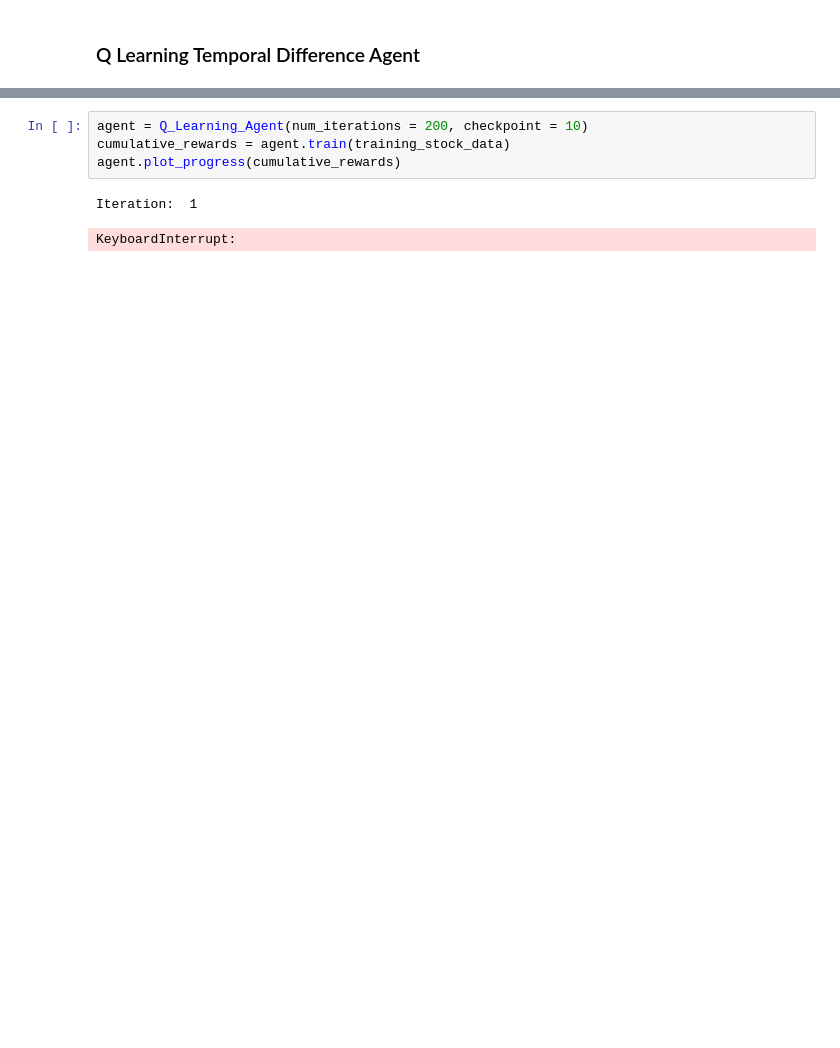
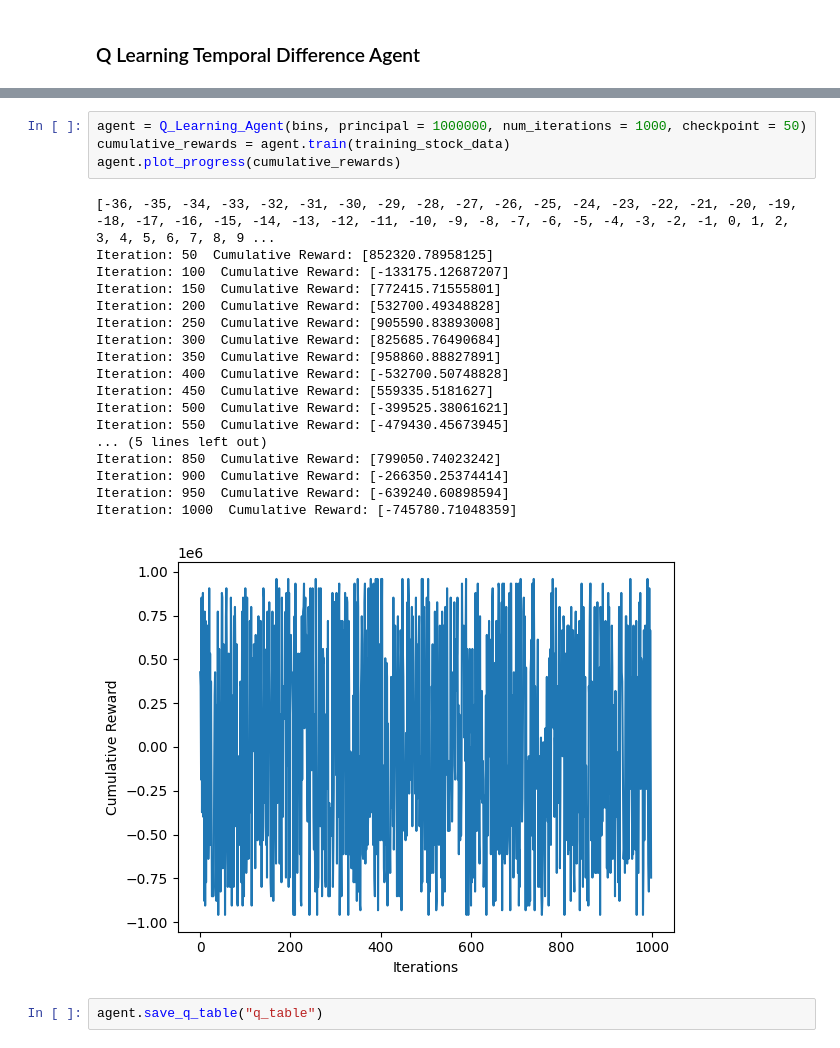
Before and after one commit to Sachi-27/FinSearch---Deep-RL-for-Finance, a Jupyter notebook: RL/qlearning.ipynb, the cells around one changed output, grey strips where cells are left out. Cells and saved outputs as stored; diff of their text form; blank space fills up the shorter version.

Commit message:
Q Learning updated

```diff
--- a/RL/qlearning.ipynb
+++ b/RL/qlearning.ipynb
@@ -154,7 +209,25 @@ class Q_Learning_Agent:
 # %%
-agent = Q_Learning_Agent(num_iterations = 200, checkpoint = 10)
+agent = Q_Learning_Agent(bins, principal = 1000000, num_iterations = 1000, checkpoint = 50)
 cumulative_rewards = agent.train(training_stock_data)
 agent.plot_progress(cumulative_rewards)
 # %% [output]
-Iteration:  1
+[-36, -35, -34, -33, -32, -31, -30, -29, -28, -27, -26, -25, -24, -23, -22, -21, -20, -19, -18, -17, -16, -15, -14, -13, -12, -11, -10, -9, -8, -7, -6, -5, -4, -3, -2, -1, 0, 1, 2, 3, 4, 5, 6, 7, 8, 9 ...
+Iteration: 50  Cumulative Reward: [852320.78958125]
+Iteration: 100  Cumulative Reward: [-133175.12687207]
+Iteration: 150  Cumulative Reward: [772415.71555801]
+Iteration: 200  Cumulative Reward: [532700.49348828]
+Iteration: 250  Cumulative Reward: [905590.83893008]
+Iteration: 300  Cumulative Reward: [825685.76490684]
+Iteration: 350  Cumulative Reward: [958860.88827891]
+Iteration: 400  Cumulative Reward: [-532700.50748828]
+Iteration: 450  Cumulative Reward: [559335.5181627]
+Iteration: 500  Cumulative Reward: [-399525.38061621]
+Iteration: 550  Cumulative Reward: [-479430.45673945]
+... (5 lines left out)
+Iteration: 850  Cumulative Reward: [799050.74023242]
+Iteration: 900  Cumulative Reward: [-266350.25374414]
+Iteration: 950  Cumulative Reward: [-639240.60898594]
+Iteration: 1000  Cumulative Reward: [-745780.71048359]
-KeyboardInterrupt:
+[figure, added]
+# %%
+agent.save_q_table("q_table")
```
Also changed, not shown: parts of 17 cells of this notebook.
